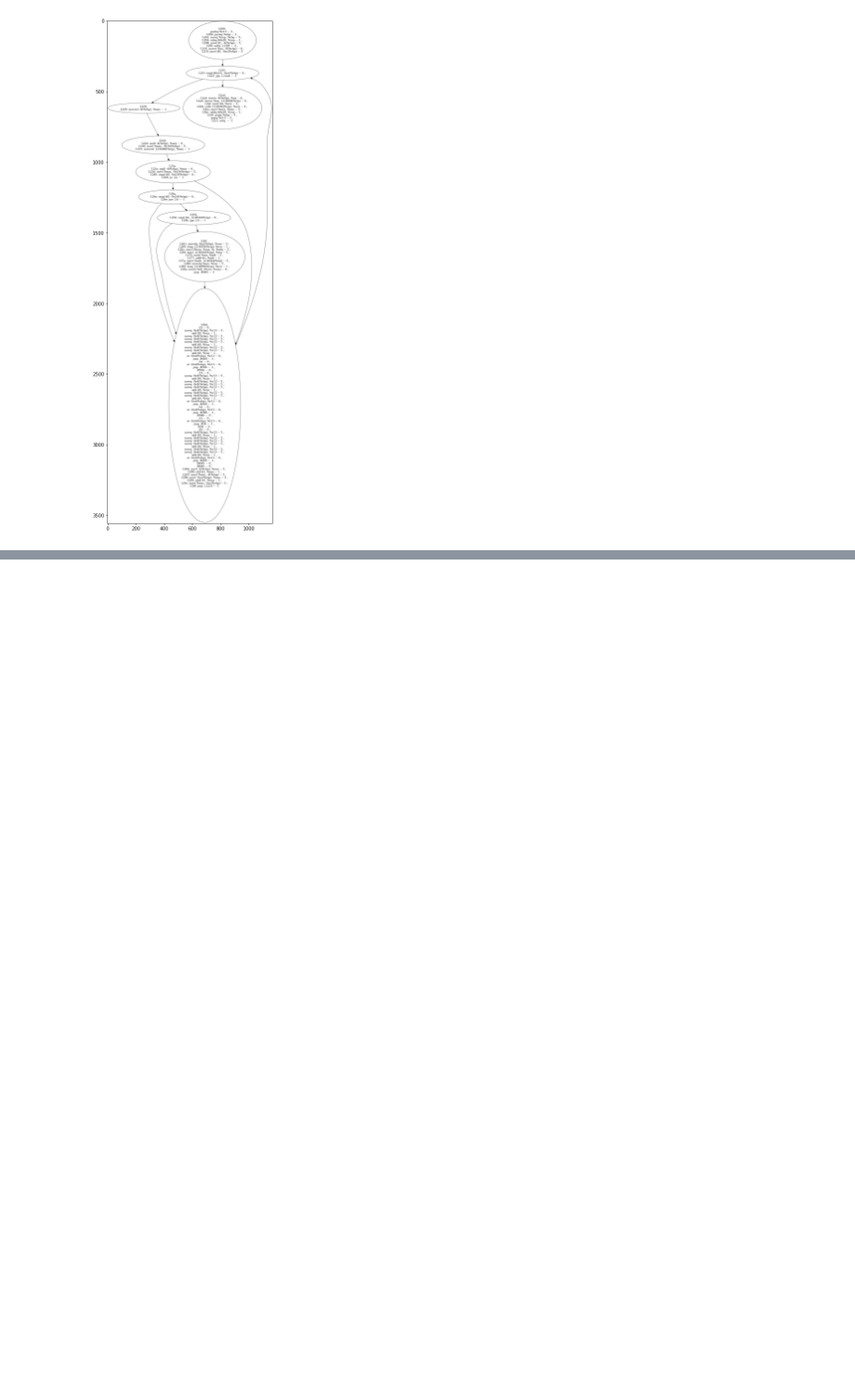
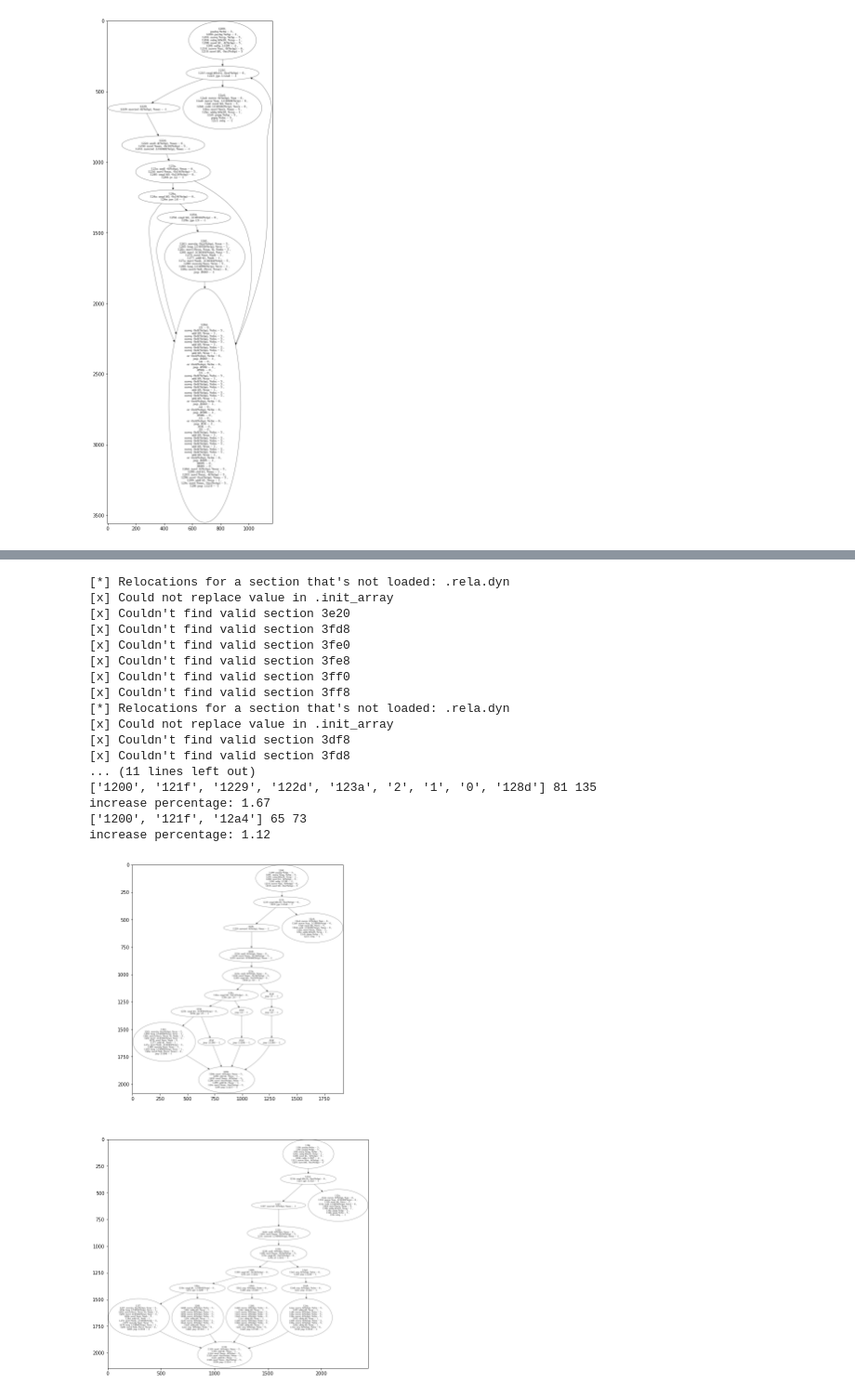
Before and after one commit to DBGilles/NemesisRetroWrite, a Jupyter notebook: retrowrite/rwtools/nemesis/evaluation_notebooks/keypad.ipynb, the cells around one changed output, grey strips where cells are left out. Shown at 93% size. Cells and saved outputs as stored; diff of their text form; code cells hidden in the pictures; blank space fills up the shorter version.

```diff
--- a/retrowrite/rwtools/nemesis/evaluation_notebooks/keypad.ipynb
+++ b/retrowrite/rwtools/nemesis/evaluation_notebooks/keypad.ipynb
@@ -120,27 +119,51 @@ no issues found
 # %%
 from rwtools.nemesis.evaluationtool import NemesisEvaluateProgram
 
 from networkx.algorithms.isomorphism import  is_isomorphic
 from rwtools.nemesis.evaluationtool import mapping
 from rwtools.nemesis.graph.abstract_nemesis_node import flatten
 import networkx as nx
 from rwtools.nemesis.evaluationtool import evaluate_runtime
 
 original = NemesisEvaluateProgram(input_binary, "")
 modified = NemesisEvaluateProgram(output_binary, "")
 
 # insert nodes so that the two graphs are isomorphic
-orig_func = original.functions["call"]
-modified_func = modified.functions["call"]
+orig_func = original.functions["keypad_poll"]
+orig_func.cfg.unwind_graph()
+
+orig_func.cfg.insert_nodes(orig_func.cfg.get_node('123a'))
+
+modified_func = modified.functions["keypad_poll"]
+modified_func.cfg.unwind_graph()
 
 figs, axs = plt.subplots(2, figsize=(20,20))
 axs[0].imshow(orig_func.render_cfg())
 axs[1].imshow(modified_func.render_cfg())
 
 print('evaluation: ')
 target_node = orig_func.cfg.get_node('1180')
 results = evaluate_runtime(orig_func, modified_func, target_node)
 
 for path, original, modified in results:
     print([p.id for p in path], original, modified)
     print(f"increase percentage: {float(modified)/float(original):.2f}")
+# %% [output]
+[*] Relocations for a section that's not loaded: .rela.dyn
+[x] Could not replace value in .init_array
+[x] Couldn't find valid section 3e20
+[x] Couldn't find valid section 3fd8
+[x] Couldn't find valid section 3fe0
+[x] Couldn't find valid section 3fe8
+[x] Couldn't find valid section 3ff0
+[x] Couldn't find valid section 3ff8
+[*] Relocations for a section that's not loaded: .rela.dyn
+[x] Could not replace value in .init_array
+[x] Couldn't find valid section 3df8
+[x] Couldn't find valid section 3fd8
+... (11 lines left out)
+['1200', '121f', '1229', '122d', '123a', '2', '1', '0', '128d'] 81 135
+increase percentage: 1.67
+['1200', '121f', '12a4'] 65 73
+increase percentage: 1.12
+[figure, added]
```
Also changed, not shown: parts of 1 cell of this notebook, 11 other files.
